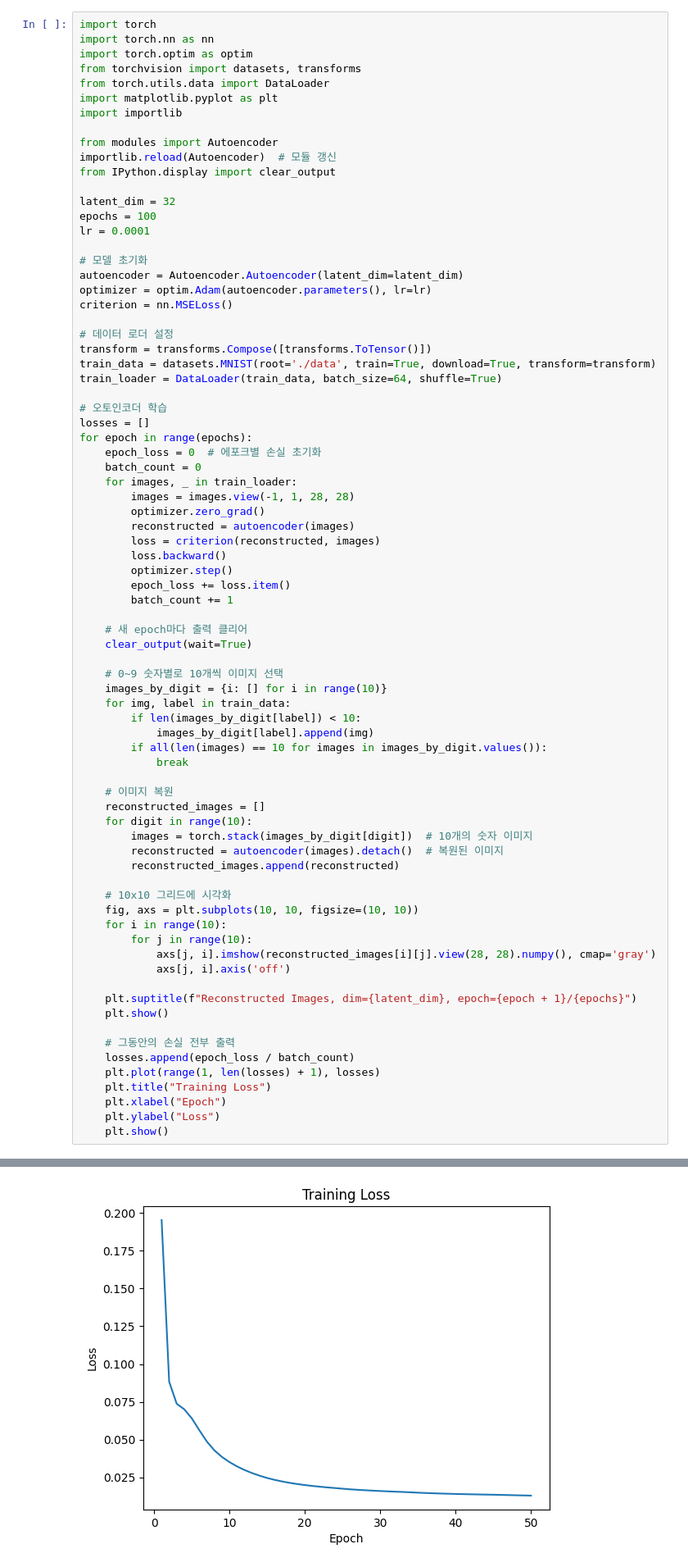
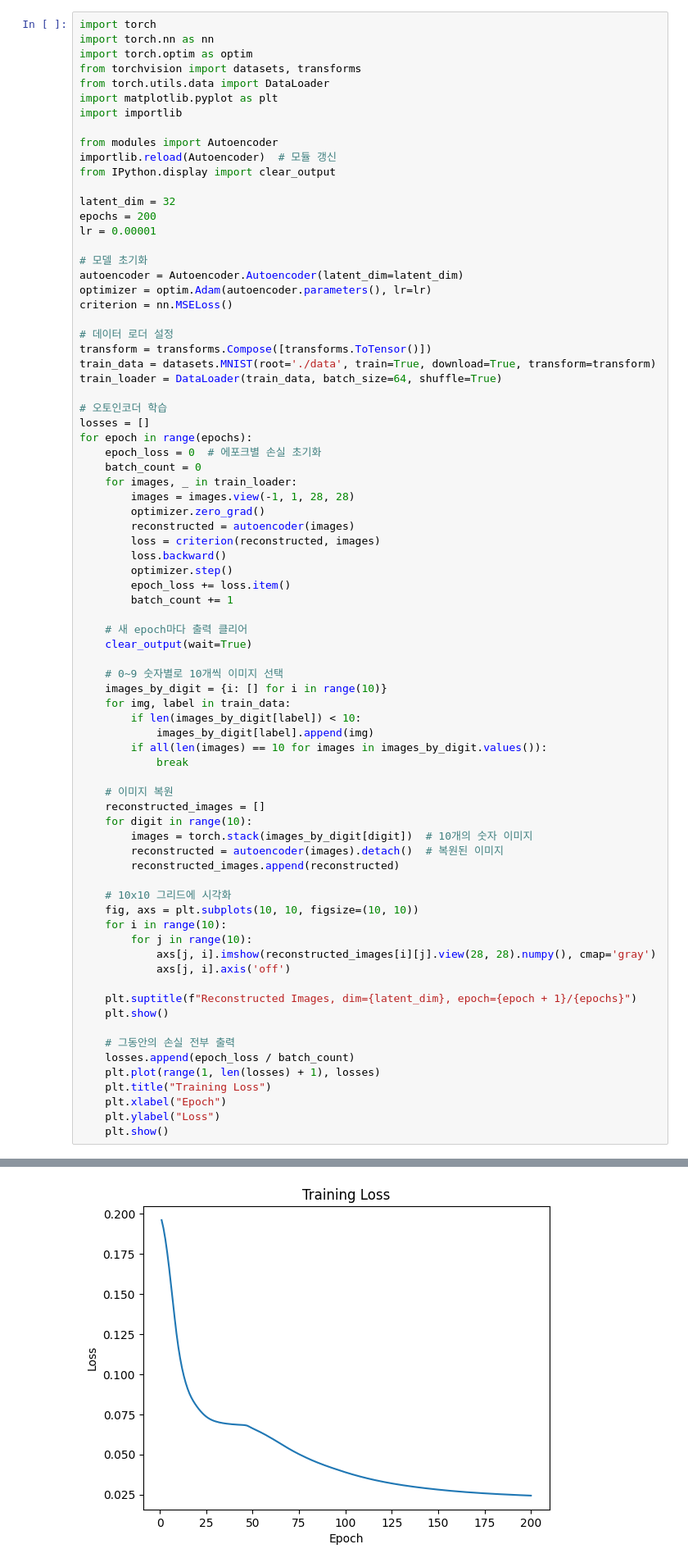
Before and after one commit to red1108/infoQGAN, a Jupyter notebook: mnist_autoencoder.ipynb, the cells around one changed output, grey strips where cells are left out. Shown at 82% size. Drawn from its saved outputs; the diff is of its cells as text.

```diff
--- a/mnist_autoencoder.ipynb
+++ b/mnist_autoencoder.ipynb
@@ -12,8 +12,8 @@ importlib.reload(Autoencoder)  # 모듈 갱신
 from IPython.display import clear_output
 
 latent_dim = 32
-epochs = 100
-lr = 0.0001
+epochs = 200
+lr = 0.00001
 
 # 모델 초기화
 autoencoder = Autoencoder.Autoencoder(latent_dim=latent_dim)
@@ -80 +80 @@ for epoch in range(epochs):
-[figure, old version]
+[figure, new version]
```
Also changed, not shown: parts of 1 cell of this notebook, 1 other file.
